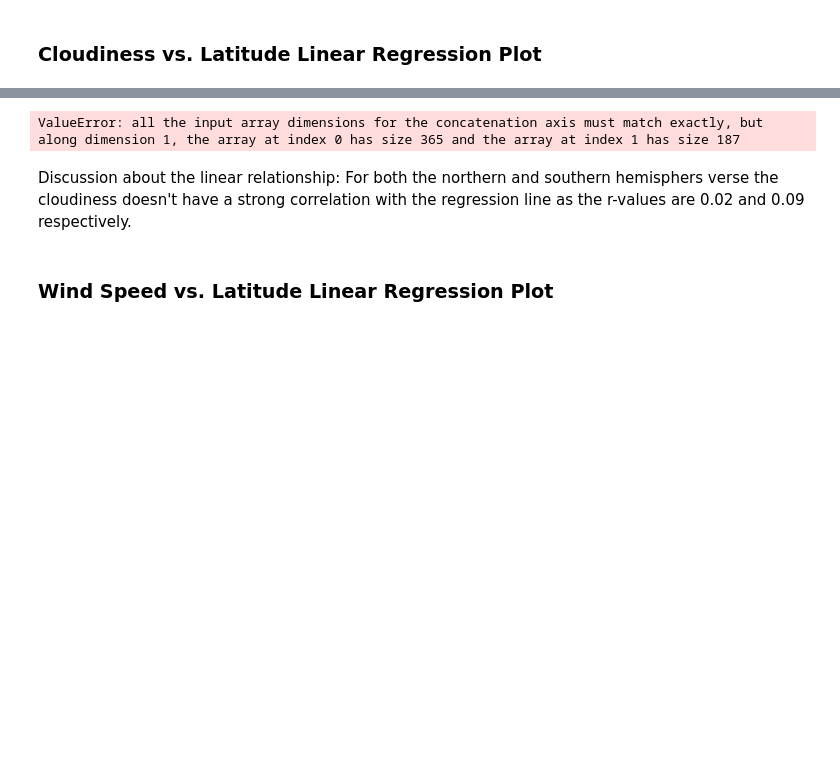
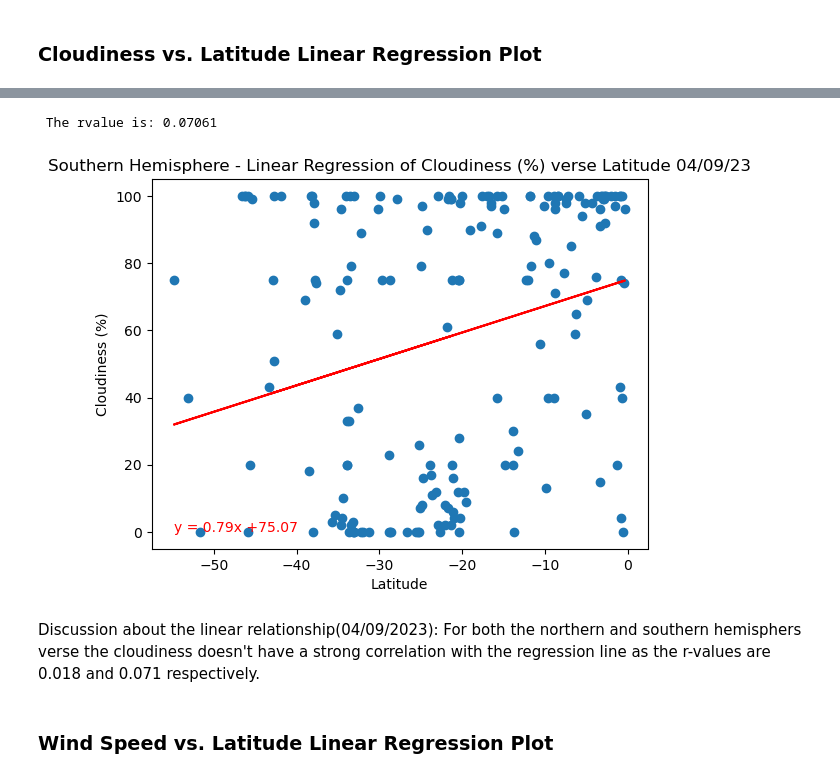
Before and after one commit to Gavin-Toole/Module-6-Python-API-Challenge, a Jupyter notebook: WeatherPy.ipynb, the cells around one changed output, grey strips where cells are left out. Saved outputs shown, nothing was run; the diff lists cells and outputs as text; code cells hidden in the pictures; blank space fills up the shorter version.

```diff
--- a/WeatherPy.ipynb
+++ b/WeatherPy.ipynb
@@ -419,18 +420,19 @@ plt.show()
 # %%
 # Southern Hemisphere
-x_vaules = southern_hemi_df["Lat"]
+x_values = southern_hemi_df["Lat"]
 y_values = southern_hemi_df["Cloudiness"]
 
 plot_linear_regression(x_values, y_values, "Latitude", "Cloudiness (%)", "Southern", (x_values.min(), y_values.min()))
 
 #save file to output_data/regression folder
 plt.savefig("output_data/regression/fig6.png")
 
 plt.show()
 # %% [output]
-ValueError: all the input array dimensions for the concatenation axis must match exactly, but along dimension 1, the array at index 0 has size 365 and the array at index 1 has size 187
+ The rvalue is: 0.07061
+[figure, added]
 # %% [markdown]
-Discussion about the linear relationship: For both the northern and southern hemisphers verse the cloudiness doesn't have a strong correlation with the regression line as the r-values are 0.02 and 0.09 respectively.
+Discussion about the linear relationship(04/09/2023): For both the northern and southern hemisphers verse the cloudiness doesn't have a strong correlation with the regression line as the r-values are 0.018 and 0.071 respectively.
 # %% [markdown]
 ### Wind Speed vs. Latitude Linear Regression Plot
 # %%
```
Also changed, not shown: parts of 21 cells of this notebook, 14 other files.
